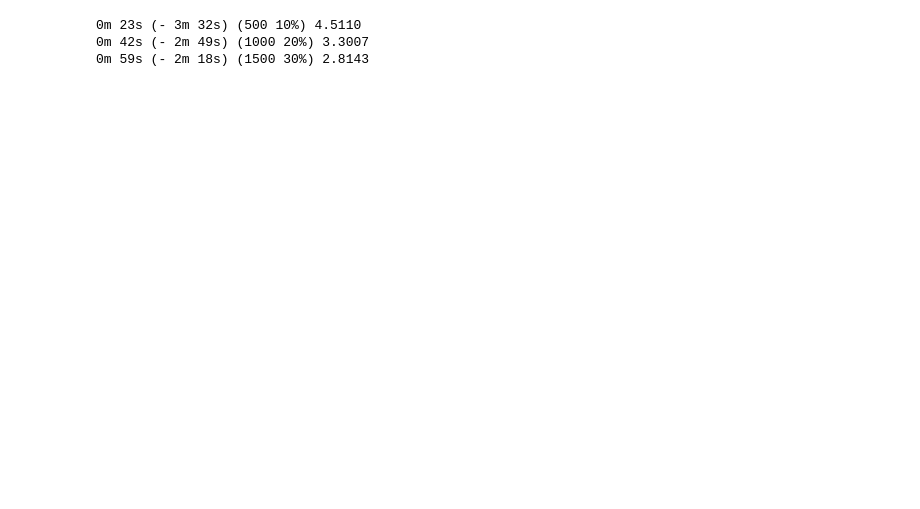
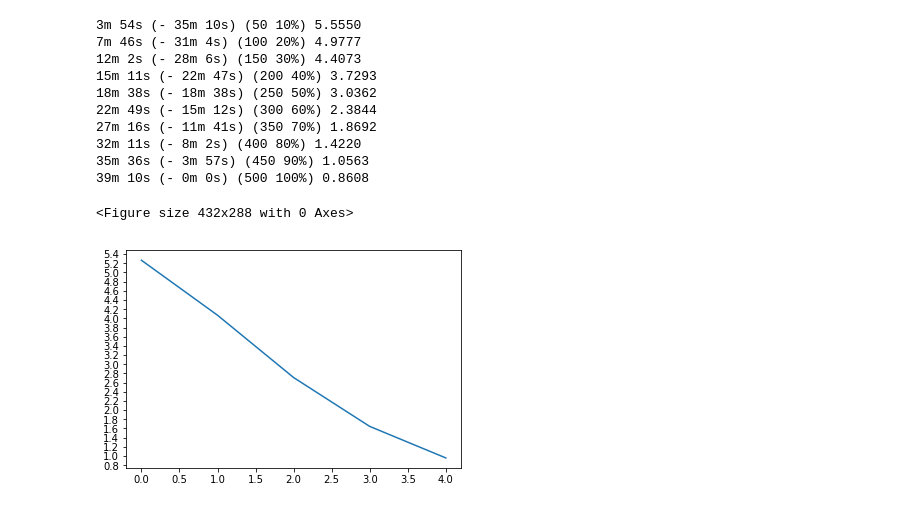
Before and after one commit to frankShih/rnn_sentence_generator, a Jupyter notebook: src/train/seq2seq_translate.ipynb, the cells around one changed output. Cells and saved outputs as stored; diff of their text form; code cells hidden in the pictures; blank space fills up the shorter version.

```diff
--- a/src/train/seq2seq_translate.ipynb
+++ b/src/train/seq2seq_translate.ipynb
@@ -14,9 +14,12 @@ from torch import optim
 import torch.nn.functional as F
 
 device = torch.device("cuda" if torch.cuda.is_available() else "cpu")
+USE_CUDA = False
 # %%
 SOS_token = 0
 EOS_token = 1
+PAD_token = 2
+UNK_token = 3
 MAX_LENGTH = 200
 
 class Lang:
@@ -237,19 +383,19 @@ def tensorsFromPair(pair):
     return (input_tensor, target_tensor)
 # %%
 # Pad a with the PAD symbol
-def pad_seq(self, seq, max_length):
+def pad_seq(seq, max_length):
     seq += [PAD_token for i in range(max_length - len(seq))]
     return seq
 
-def random_batch(self, pairs, batch_size=5, mode='word'):
+def random_batch(lang, pairs, batch_size=5, mode='word'):
     input_seqs = []
     target_seqs = []
 
     # Choose random pairs
     for _ in range(batch_size):
         pair = random.choice(pairs)
-        input_seqs.append(self.indexes_from_sentence(pair[0], mode))
-        target_seqs.append(self.indexes_from_sentence(pair[1], mode))
+        input_seqs.append(indexes_from_sentence(lang, pair[0], mode))
+        target_seqs.append(indexes_from_sentence(lang, pair[1], mode))
 
     # Zip into pairs, sort by length (descending), unzip
     seq_pairs = sorted(zip(input_seqs, target_seqs), key=lambda p: len(p[0]), reverse=True)
@@ -257,9 +403,9 @@ def random_batch(self, pairs, batch_size=5, mode='word'):
 
     # For input and target sequences, get array of lengths and pad with 0s to max length
     input_lengths = [len(s) for s in input_seqs]
-    input_padded = [self.pad_seq(s, max(input_lengths)) for s in input_seqs]
+    input_padded = [pad_seq(s, max(input_lengths)) for s in input_seqs]
     target_lengths = [len(s) for s in target_seqs]
-    target_padded = [self.pad_seq(s, max(target_lengths)) for s in target_seqs]
+    target_padded = [pad_seq(s, max(target_lengths)) for s in target_seqs]
 
     # Turn padded arrays into (batch_size x max_len) tensors, transpose into (max_len x batch_size)
     input_var = Variable(torch.LongTensor(input_padded)).transpose(0, 1).to(device)
@@ -338,7 +577,7 @@ def timeSince(since, percent):
     rs = es - s
     return '%s (- %s)' % (asMinutes(s), asMinutes(rs))
 # %%
-def trainIters(encoder, decoder, n_iters, print_every=1000, plot_every=100, learning_rate=0.005):
+def trainIters(encoder, decoder, n_iters, print_every=1000, plot_every=100, learning_rate=0.005, batch_size=10):
     start = time.time()
     plot_losses = []
     print_loss_total = 0  # Reset every print_every
@@ -346,17 +585,19 @@ def trainIters(encoder, decoder, n_iters, print_every=1000, plot_every=100, lear
 
     encoder_optimizer = optim.Adam(encoder.parameters(), lr=learning_rate)
     decoder_optimizer = optim.Adam(decoder.parameters(), lr=learning_rate)
-    training_pairs = [tensorsFromPair(random.choice(pairs))
-                      for i in range(n_iters)]
+#     training_pairs = [tensorsFromPair(random.choice(pairs))
+#                       for i in range(n_iters)]
     criterion = nn.NLLLoss()
 
     for iter in range(1, n_iters + 1):
-        training_pair = training_pairs[iter - 1]
-        input_tensor = training_pair[0]
-        target_tensor = training_pair[1]
+        input_batches, input_lengths, target_batches, target_lengths \
+            = random_batch(output_lang, pairs, batch_size=batch_size, mode='word')
+#         training_pair = training_pairs[iter - 1]
+#         input_tensor = training_pair[0]
+#         target_tensor = training_pair[1]
 
-        loss = train(input_tensor, target_tensor, encoder,
-                     decoder, encoder_optimizer, decoder_optimizer, criterion)
+        loss = train(input_batches, input_lengths, target_batches, target_lengths,
+                     encoder, decoder, encoder_optimizer, decoder_optimizer, criterion)
         print_loss_total += loss
         plot_loss_total += loss
 
@@ -433,13 +688,23 @@ def evaluateRandomly(encoder, decoder, n=10):
         print('')
 # %%
 hidden_size = 32
-encoder1 = EncoderRNN(output_lang.n_words, hidden_size).to(device)
-attn_decoder1 = AttnDecoderRNN(hidden_size, output_lang.n_words, dropout_p=0.1).to(device)
+batch_size = 10
+encoder1 = EncoderRNN(output_lang.n_words, hidden_size, 1, batch_size=batch_size).to(device)
+attn_decoder1 = LuongAttnDecoderRNN('general', hidden_size, output_lang.n_words, 1).to(device)
 
-trainIters(encoder1, attn_decoder1, 5000, print_every=500)
+trainIters(encoder1, attn_decoder1, 500, print_every=50, batch_size=batch_size)
 # %% [output]
-0m 23s (- 3m 32s) (500 10%) 4.5110
-0m 42s (- 2m 49s) (1000 20%) 3.3007
-0m 59s (- 2m 18s) (1500 30%) 2.8143
+3m 54s (- 35m 10s) (50 10%) 5.5550
+7m 46s (- 31m 4s) (100 20%) 4.9777
+12m 2s (- 28m 6s) (150 30%) 4.4073
+15m 11s (- 22m 47s) (200 40%) 3.7293
+18m 38s (- 18m 38s) (250 50%) 3.0362
+22m 49s (- 15m 12s) (300 60%) 2.3844
+27m 16s (- 11m 41s) (350 70%) 1.8692
+32m 11s (- 8m 2s) (400 80%) 1.4220
+35m 36s (- 3m 57s) (450 90%) 1.0563
+39m 10s (- 0m 0s) (500 100%) 0.8608
+<Figure size 432x288 with 0 Axes>
+[figure, added]
 # %%
 evaluateRandomly(encoder1, attn_decoder1, n=5)
```
Also changed, not shown: parts of 9 cells of this notebook, 2 other files.
